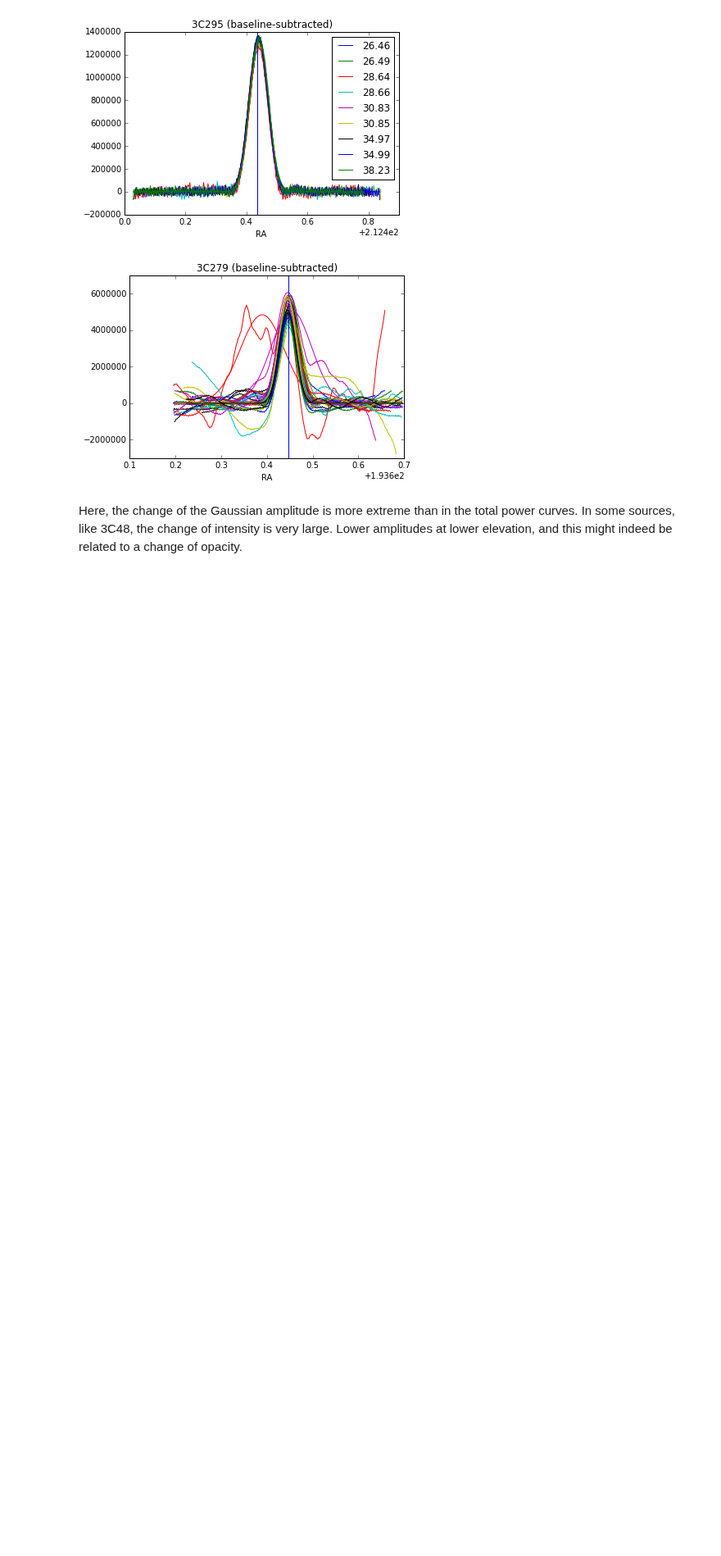
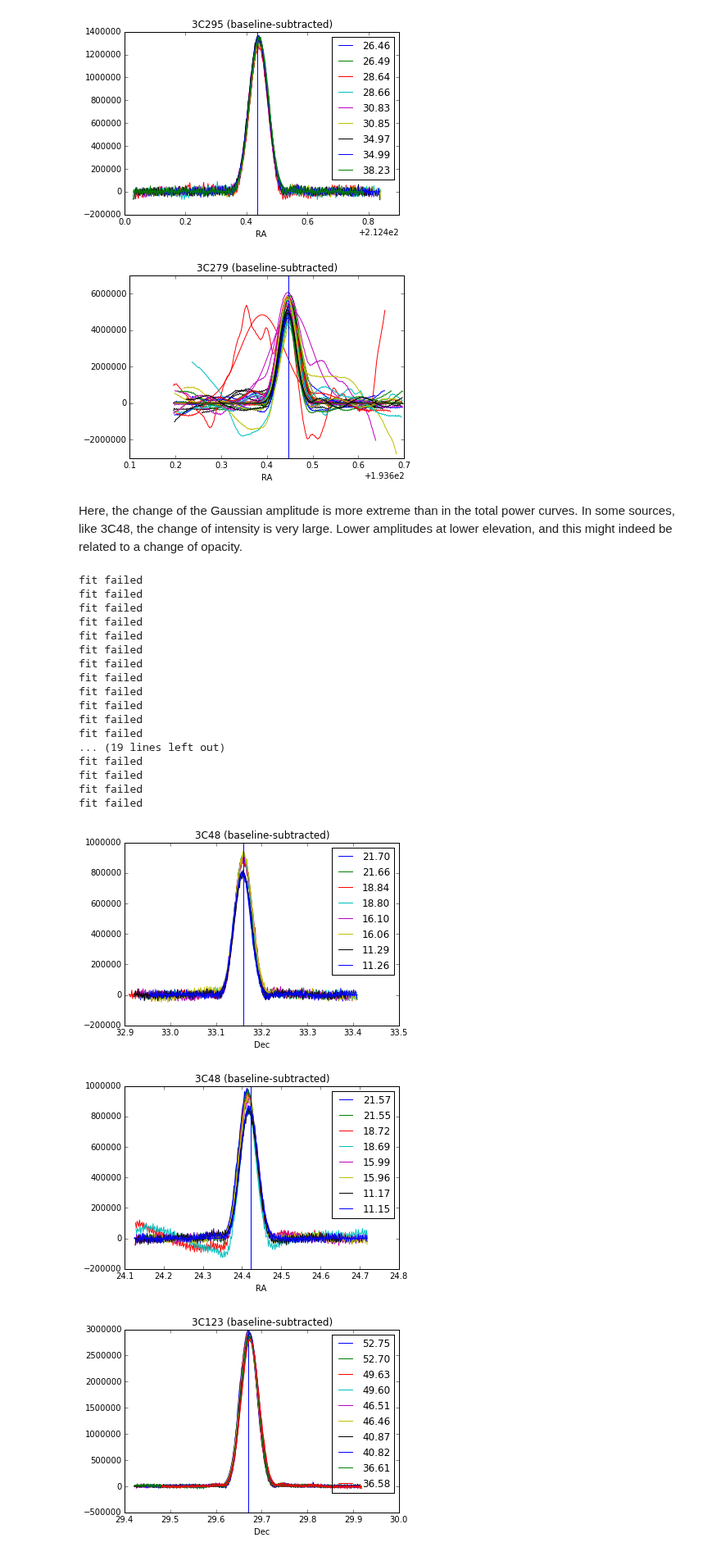
Before and after one commit to discos/srt-single-dish-tools, a Jupyter notebook: srttools/core/Flux measurements.ipynb, the cells around one changed output. Shown at 82% size. Cells and saved outputs as stored; diff of their text form; code cells hidden in the pictures; blank space fills up the shorter version.

```diff
--- a/srttools/core/Flux measurements.ipynb
+++ b/srttools/core/Flux measurements.ipynb
@@ -330,3 +330,27 @@ fit failed
 [figure]
 # %% [markdown]
 Here, the change of the Gaussian amplitude is more extreme than in the total power curves. In some sources, like 3C48, the change of intensity is very large. Lower amplitudes at lower elevation, and this might indeed be related to a change of opacity.
+# %%
+_ = get_full_table(config_file_r2, channel='Ch1', plotall=True, verbose=False)
+plt.show()
+# %% [output]
+fit failed
+fit failed
+fit failed
+fit failed
+fit failed
+fit failed
+fit failed
+fit failed
+fit failed
+fit failed
+fit failed
+fit failed
+... (19 lines left out)
+fit failed
+fit failed
+fit failed
+fit failed
+[figure, added]
+[figure, added]
+[figure, added]
```
Also changed, not shown: parts of 7 cells of this notebook.
